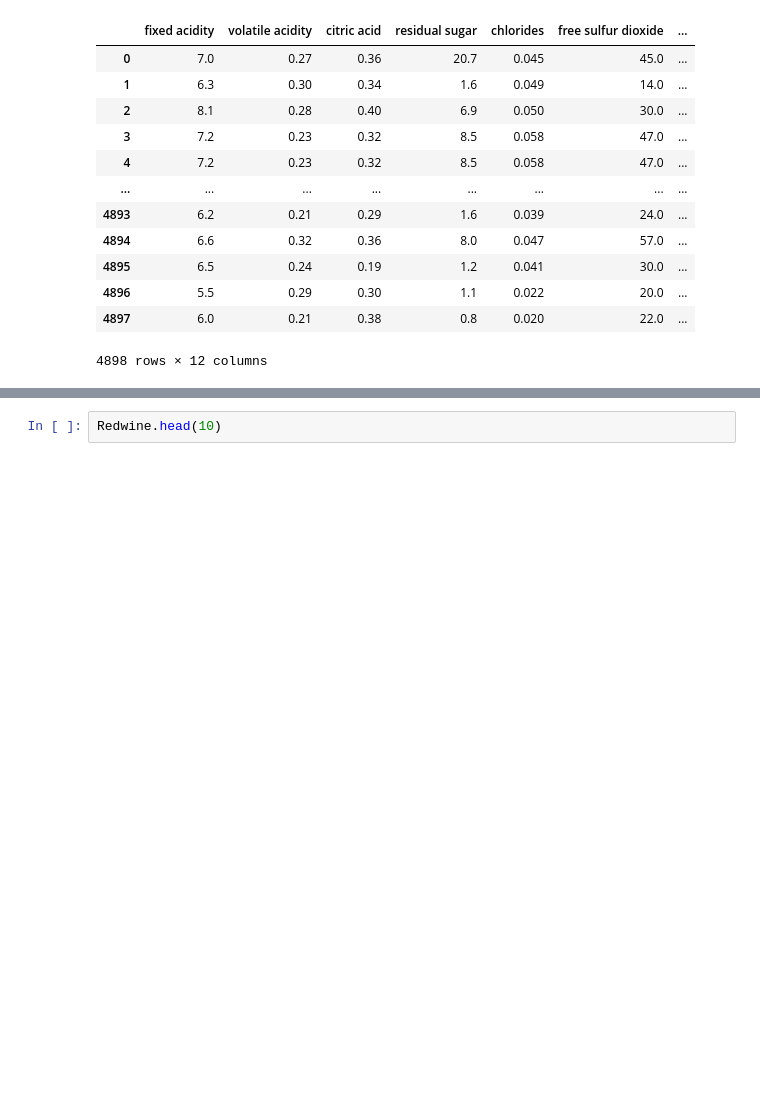
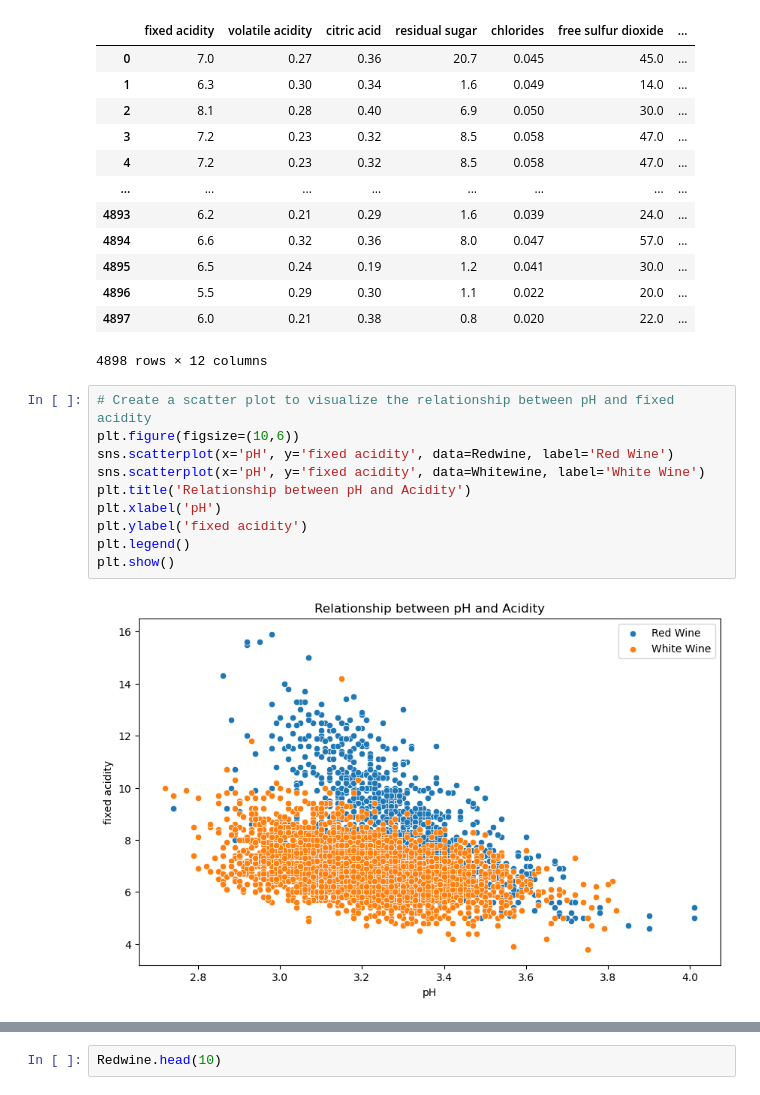
Before and after one commit to Sudha25a/Projects-2, a Jupyter notebook: wine_project.ipynb, the cells around one changed output, grey strips where cells are left out. Drawn from its saved outputs; the diff is of its cells as text; blank space fills up the shorter version.

```diff
--- a/wine_project.ipynb
+++ b/wine_project.ipynb
@@ -34,3 +36,15 @@ Whitewine
 | 4896 | 5.5 | 0.29 | 0.30 | 1.1 | 0.022 | 20.0 | ... |
 | 4897 | 6.0 | 0.21 | 0.38 | 0.8 | 0.020 | 22.0 | ... |
 4898 rows × 12 columns
+# %%
+# Create a scatter plot to visualize the relationship between pH and fixed acidity
+plt.figure(figsize=(10,6))
+sns.scatterplot(x='pH', y='fixed acidity', data=Redwine, label='Red Wine')
+sns.scatterplot(x='pH', y='fixed acidity', data=Whitewine, label='White Wine')
+plt.title('Relationship between pH and Acidity')
+plt.xlabel('pH')
+plt.ylabel('fixed acidity')
+plt.legend()
+plt.show()
+# %% [output]
+[figure, added]
```
Also changed, not shown: parts of 13 cells of this notebook.
